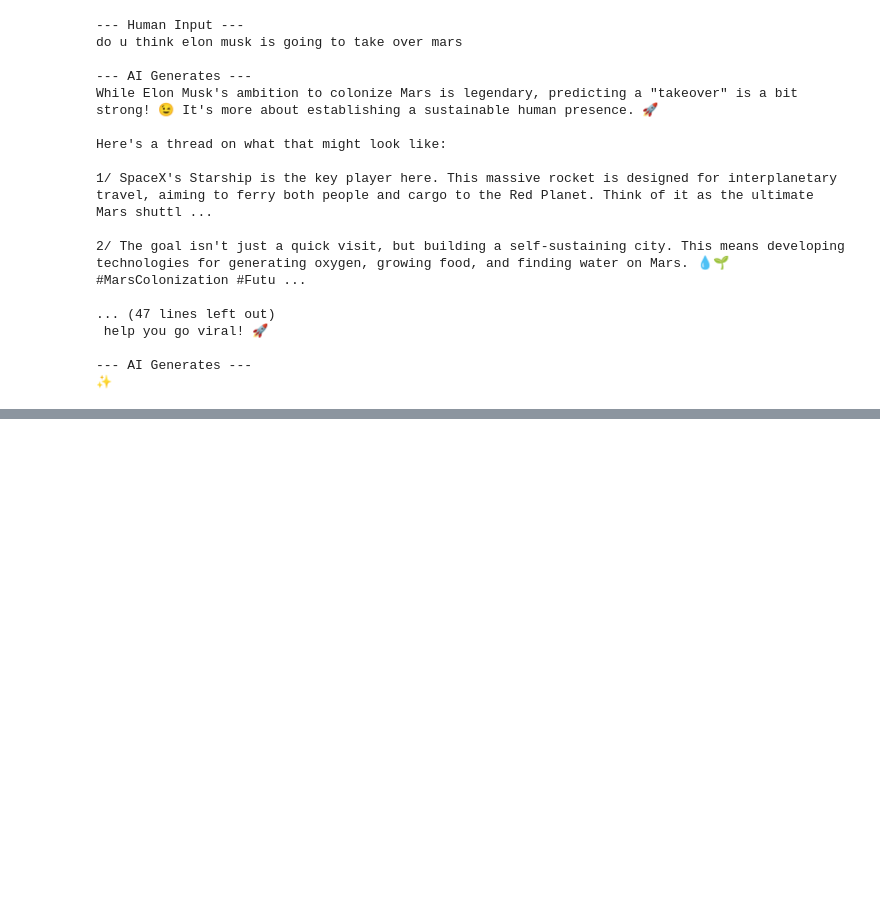
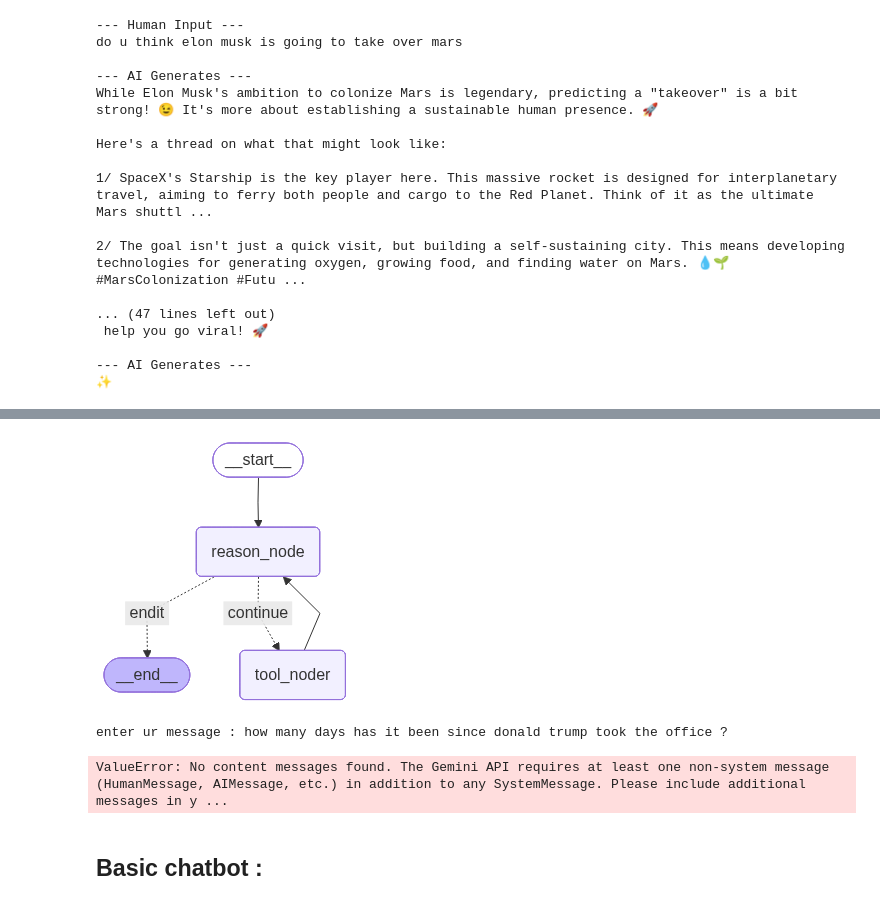
Before and after one commit to mahikshith/Langgraph, a Jupyter notebook: Advanced_agents.ipynb, the cells around one changed output, grey strips where cells are left out. Drawn from its saved outputs; the diff is of its cells as text; code cells hidden in the pictures; blank space fills up the shorter version.

```diff
--- a/Advanced_agents.ipynb
+++ b/Advanced_agents.ipynb
@@ -128,0 +192,14 @@ Here's a thread on what that might look like:
+# %%
+# state
+
+import operator
+from typing import Annotated, TypedDict, Union
+
+from langchain_core.agents import AgentAction, AgentFinish
+
+
+class Agentstate(TypedDict) :
+
+  messages: Annotated[Sequence[BaseMessage], add_messages]
+  agent_outcome : Union[AgentAction,AgentFinish,None]
+  intermediate_steps : Annotated[list[(AgentAction,str)],operator.add]
@@ -128,0 +227,56 @@ Here's a thread on what that might look like:
+# %%
+from langgraph.prebuilt import ToolNode
+
+tool_executor_node = ToolNode(tools=tools)
+# %%
+
+def should_cont(state:Agentstate) -> str :
+  if isinstance(state['agent_outcome'],AgentFinish):
+    return "endit"
+  else :
+    return "continue"
+# %%
+gf = StateGraph(Agentstate)
+
+gf.add_node("reason_node",reason_node)
+gf.set_entry_point("reason_node")
+
+gf.add_node("tool_noder",tool_executor_node)
+
+gf.add_conditional_edges("reason_node",should_cont,
+                         {"continue":"tool_noder","endit":END})
+
+gf.add_edge("tool_noder","reason_node")
+
+app = gf.compile()
+# %%
+app
+# %% [output]
+[figure, added]
+# %%
+# taking input from user :
+
+inp = input("enter ur message : ")
+
+
+while True :
+
+  if inp.lower() == "exit" :
+
+    print("end of our journey bye :> ")
+
+    break
+
+  intial = Agentstate(input=inp, agent_outcome=None, intermediate_steps=[])
+
+  ans = app.invoke(intial)
+
+  if isinstance(ans['agent_outcome'], AgentFinish):
+          print(f"\nFinal Answer: {ans['agent_outcome'].return_values['output']}")
+
+  inp = input("enter ur message : ")
+# %% [output]
+enter ur message : how many days has it been since donald trump took the office ?
+ValueError: No content messages found. The Gemini API requires at least one non-system message (HumanMessage, AIMessage, etc.) in addition to any SystemMessage. Please include additional messages in y ...
+# %% [markdown]
+## Basic chatbot :
```
Also changed, not shown: parts of 20 cells of this notebook.
